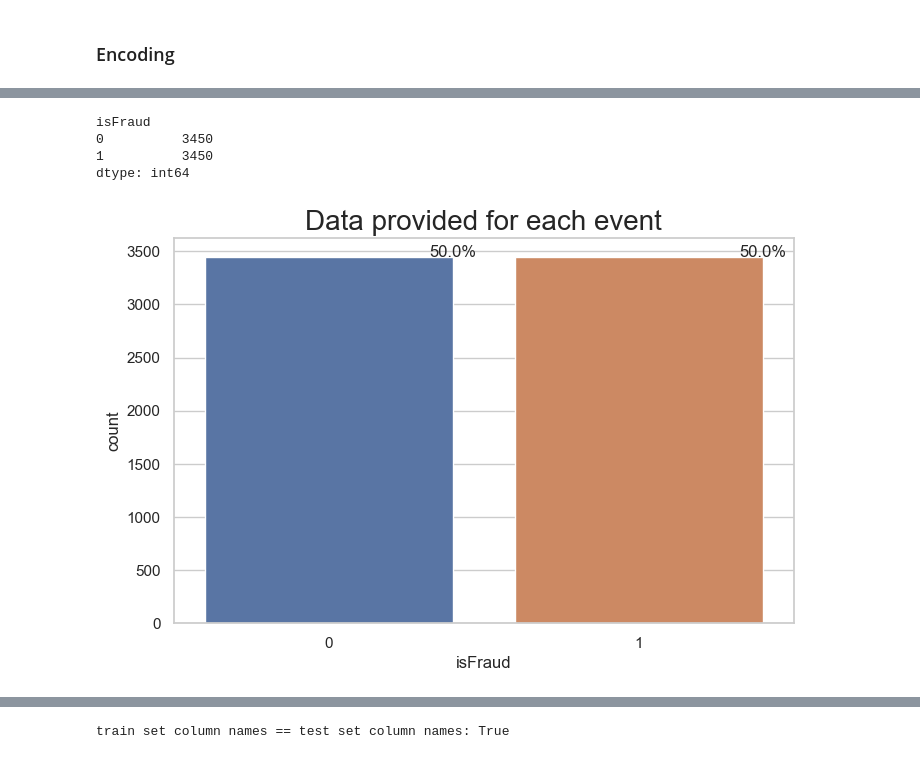
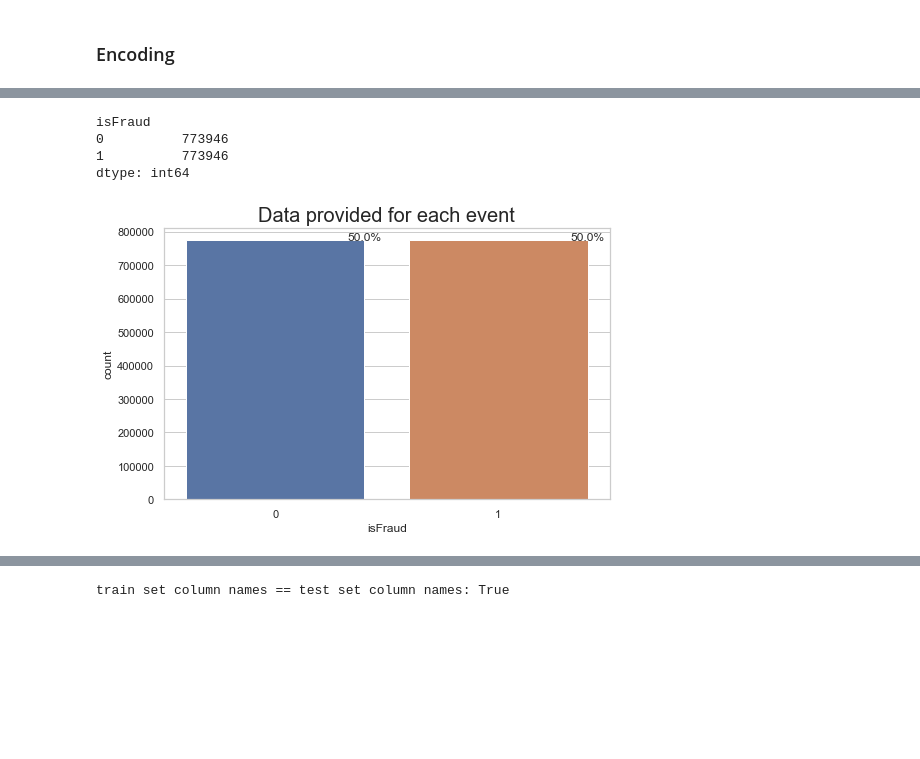
Before and after one commit to alopanik/Practicum-Project, a Jupyter notebook: Frau.ipynb, the cells around one changed output, grey strips where cells are left out. Saved outputs shown, nothing was run; the diff lists cells and outputs as text; code cells hidden in the pictures; blank space fills up the shorter version.

```diff
--- a/Frau.ipynb
+++ b/Frau.ipynb
@@ -252,8 +259,8 @@ sdf_tran = df_tran.sample(n=5000)
 # %%
 sns.set(style="whitegrid")
 plt.figure(figsize=(8,5))
-total = float(len(sdf_tran))
-ax = sns.countplot(x="isFraud", data=sdf_tran)
+total = float(len(df_tran))
+ax = sns.countplot(x="isFraud", data=df_tran)
 plt.title('Data provided for each event', fontsize=20)
 for p in ax.patches:
     percentage = '{:.1f}%'.format(100 * p.get_height()/total)
@@ -294,0 +287,16 @@ After OverSampling, counts of label 'False': 3450
+# %%
+from imblearn.over_sampling import SMOTENC
+
+X = df_tran.drop(columns= ['isFraud'])
+y = df_tran['isFraud']
+
+sm = SMOTE(random_state = 2)
+X_res, y_res = sm.fit_resample(X, y.ravel())
+
+print('After OverSampling, the shape of train_X: {}'.format(X_res.shape))
+print('After OverSampling, the shape of train_y: {} \n'.format(y_res.shape))
+
+print("After OverSampling, counts of label 'True': {}".format(sum(y_res == 1)))
+print("After OverSampling, counts of label 'False': {}".format(sum(y_res == 0)))
+
+# Now we have a 50/50 split of fraud and non-fraud, now we can do the train test split.
@@ -295,5 +313,5 @@ After OverSampling, counts of label 'False': 3450
 # %%
-y_labels_before_SMOTE = pd.DataFrame(y_train)
+y_labels_before_SMOTE = pd.DataFrame(y)
 y_labels_before_SMOTE = y_labels_before_SMOTE.rename(columns={0:'isFraud'})
 # %%
 sns.set(style="whitegrid")
@@ -312,25 +330,25 @@ plt.show()
 # %%
-y_labels = pd.DataFrame(y_train_res)
-y_labels = y_labels.rename(columns={0:'isFraud'})
+y_labels_after_SMOTE = pd.DataFrame(y_res)
+y_labels_after_SMOTE = y_labels_after_SMOTE.rename(columns={0:'isFraud'})
 # %%
-y_labels.value_counts()
+y_labels_after_SMOTE.value_counts()
 # %% [output]
 isFraud
-0          3450
-1          3450
+0          773946
+1          773946
 dtype: int64
 # %%
 sns.set(style="whitegrid")
 plt.figure(figsize=(8,5))
-total = float(len(y_labels))
-ax = sns.countplot(x="isFraud", data=y_labels)
+total = float(len(y_labels_after_SMOTE))
+ax = sns.countplot(x="isFraud", data=y_labels_after_SMOTE)
 plt.title('Data provided for each event', fontsize=20)
 for p in ax.patches:
     percentage = '{:.1f}%'.format(100 * p.get_height()/total)
     x = p.get_x() + p.get_width()
     y = p.get_height()
     ax.annotate(percentage, (x, y),ha='center')
 plt.show()
 # %% [output]
-[figure, old version]
+[figure, new version]
 # %%
```
Also changed, not shown: parts of 24 cells of this notebook.
